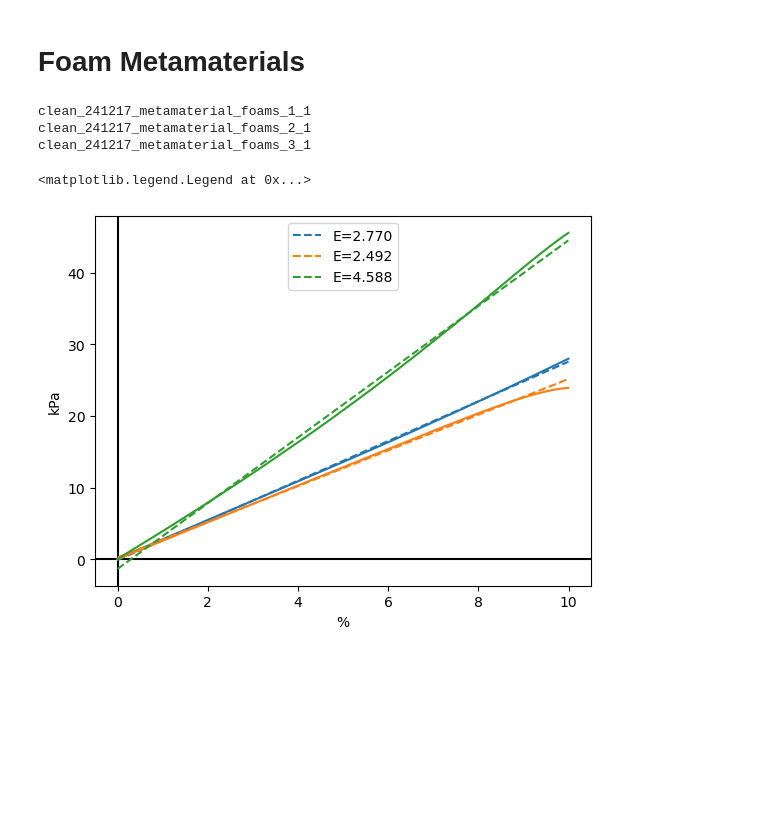
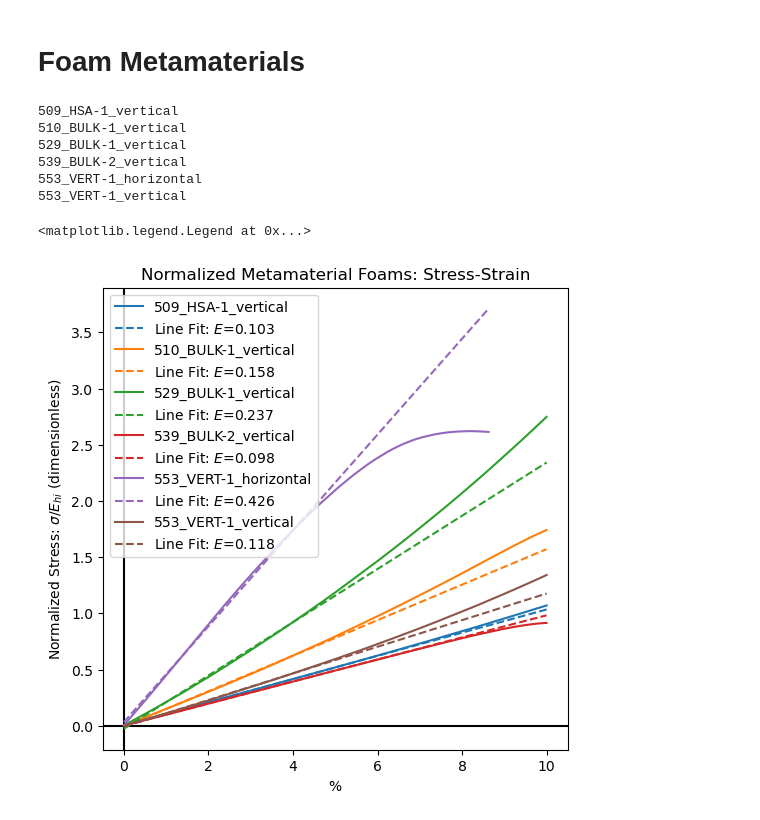
Before and after one commit to TransformativeRoboticsLab/FDE-Metamaterials, a Jupyter notebook: data/instron_tests/analysis.ipynb, the cells around one changed output. Drawn from its saved outputs; the diff is of its cells as text; code cells hidden in the pictures; blank space fills up the shorter version.

```diff
--- a/data/instron_tests/analysis.ipynb
+++ b/data/instron_tests/analysis.ipynb
@@ -55,35 +68,43 @@ High-Low Density Modulus Ratio: 40.370
 # %% [markdown]
 # Foam Metamaterials
 # %%
-dir = './241217_metamaterial_foam_test_data'
-dfs, metadata = load_samples(dir)
-# Test 1 is HSA 529
-# Test 2 is BULK-2 539
-# Test 3 is BULK-1 510
+dir = './clean_data'
+dfs, metadata = load_samples(dir,
+                             fit_strain_limits=(0., 0.05),
+                             filter_fn=lambda f: 'homogeneous' not in f.stem)
 
-# Plotting
-fig, ax = plt.subplots()
-ax.axvline(color='k')
-ax.axhline(color='k')
+# Data to plot
 x_col = 'Compressive strain (Displacement)'
 y1_col = 'Compressive stress'
 y2_col = 'Compressive stress (Line Fit)'
-
+# x bounds of plot
 xlim = (0, 0.1)
 
+# Plotting
+fig, ax = plt.subplots(figsize=(6, 6))
+ax.axvline(color='k')
+ax.axhline(color='k')
+
+# Plot stress-strain curves for metamaterial foams, with stress normalized by the high density average modulus to match the normalization in the simulator
 for i, df in enumerate(dfs):
     mask = (df[x_col] >= xlim[0]) & (df[x_col] <= xlim[1])
-    ax.plot(df[x_col][mask], df[y1_col][mask])
-    ax.plot(df[x_col][mask], df[y2_col][mask],
+    ax.plot(df[x_col][mask], df[y1_col][mask]/E_hi,
+            label=metadata[i]['filename'])
+    ax.plot(df[x_col][mask], df[y2_col][mask]/E_hi,
             linestyle='dashed',
             color=ax.lines[-1].get_color(),
-            label=f"E={metadata[i]['slope']:.3f}")
+            label=rf"Line Fit: $E$={metadata[i]['slope']/E_hi:.3f}")
     print(metadata[i]['filename'])
 
+ax.set(title='Normalized Metamaterial Foams: Stress-Strain',
+       ylabel=r'Normalized Stress: $\sigma / E_{hi}$ (dimensionless)')
 ax.legend()
 # %% [output]
-clean_241217_metamaterial_foams_1_1
-clean_241217_metamaterial_foams_2_1
-clean_241217_metamaterial_foams_3_1
+509_HSA-1_vertical
+510_BULK-1_vertical
+529_BULK-1_vertical
+539_BULK-2_vertical
+553_VERT-1_horizontal
+553_VERT-1_vertical
 <matplotlib.legend.Legend at 0x...>
-[figure, old version]
+[figure, new version]
```
Also changed, not shown: parts of 2 cells of this notebook.
